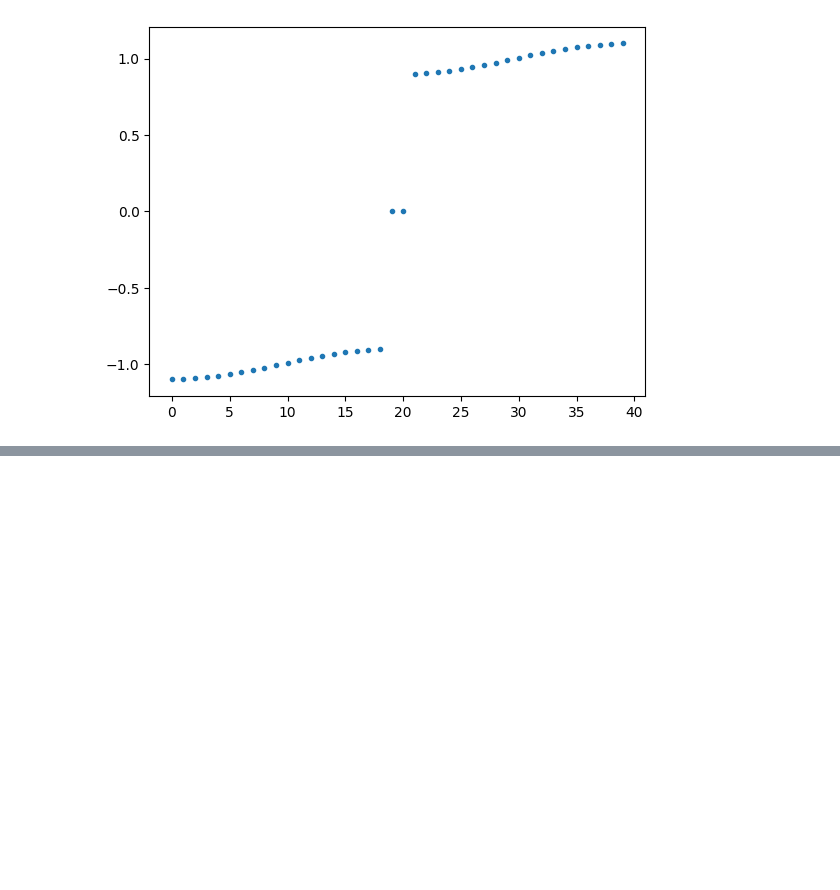
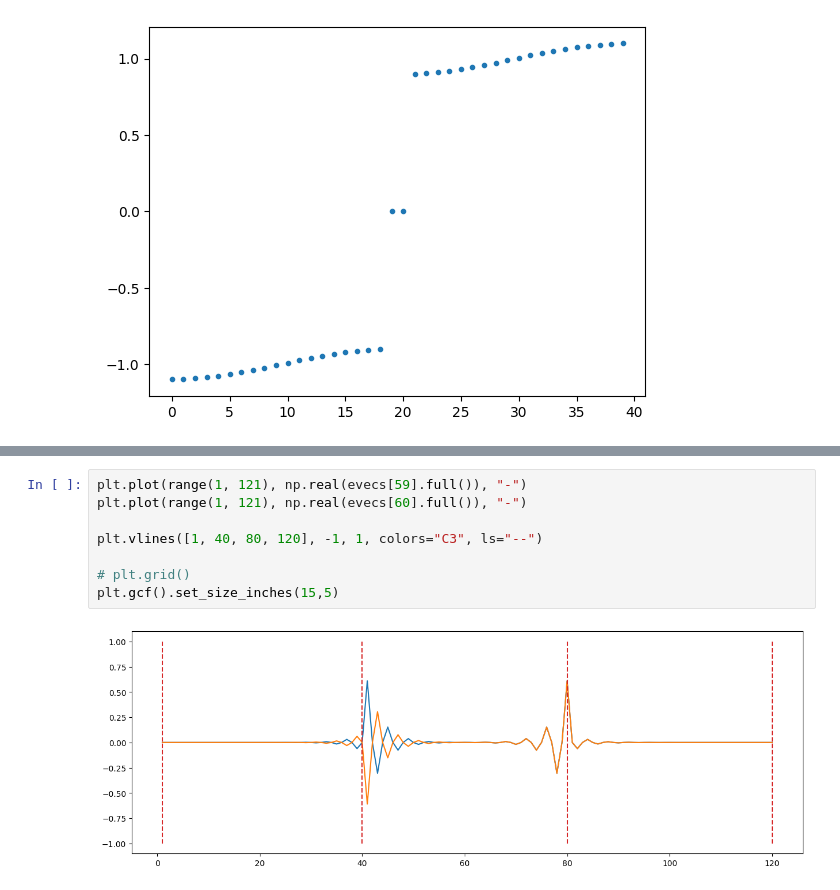
Before and after one commit to vdrhtc/Bose-Hubbard-efficient-model, a Jupyter notebook: examples/SSH.ipynb, the cells around one changed output, grey strips where cells are left out. Cells and saved outputs as stored; diff of their text form; blank space fills up the shorter version.

```diff
--- a/examples/SSH.ipynb
+++ b/examples/SSH.ipynb
@@ -53,0 +112,10 @@ plt.plot(evals, ".")
+# %%
+plt.plot(range(1, 121), np.real(evecs[59].full()), "-")
+plt.plot(range(1, 121), np.real(evecs[60].full()), "-")
+
+plt.vlines([1, 40, 80, 120], -1, 1, colors="C3", ls="--")
+
+# plt.grid()
+plt.gcf().set_size_inches(15,5)
+# %% [output]
+[figure, added]
```
Also changed, not shown: parts of 9 cells of this notebook.
